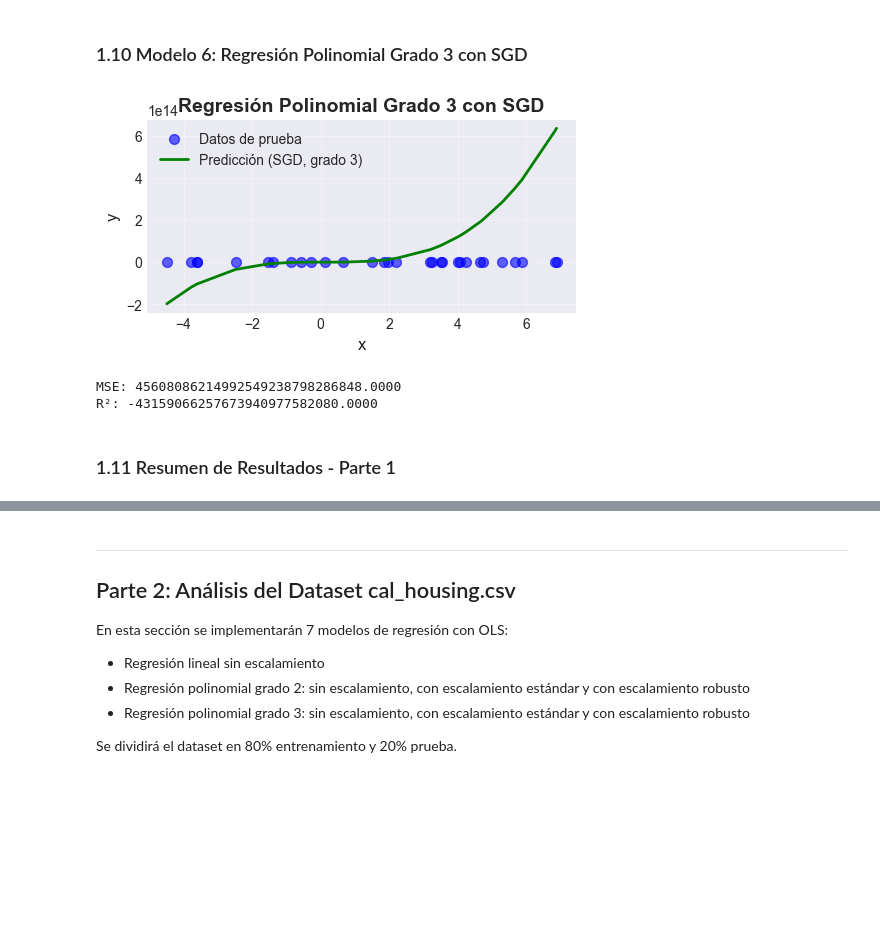
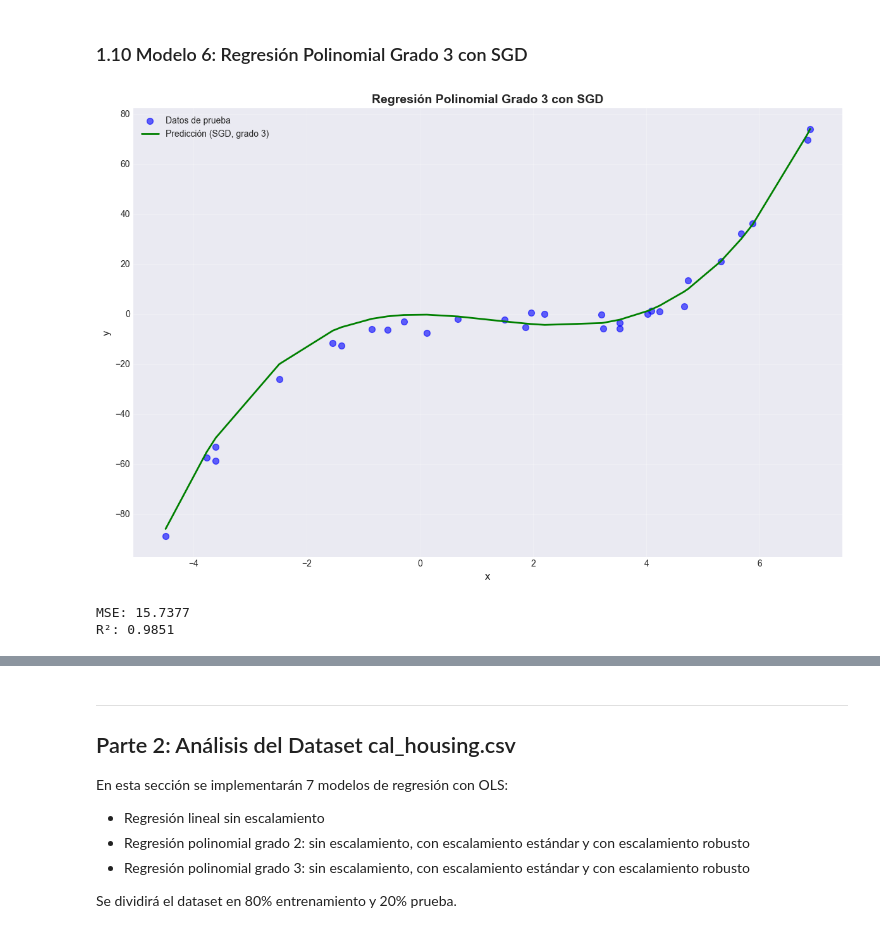
Before and after one commit to Pinedah/ESCOM_machine-learning, a Jupyter notebook: parcial2/regresionPolinomial/regresionPolinomial.ipynb, the cells around one changed output, grey strips where cells are left out. Cells and saved outputs as stored; diff of their text form; code cells hidden in the pictures; blank space fills up the shorter version.

```diff
--- a/parcial2/regresionPolinomial/regresionPolinomial.ipynb
+++ b/parcial2/regresionPolinomial/regresionPolinomial.ipynb
@@ -89,7 +89,7 @@ División completada:
 # %%
 # Parámetros para SGD (valores por defecto)
 max_iter = 10000
-alpha = 0.01
+alpha = 0.0000001
 
 print(f"  Parámetros configurados para SGD:")
 print(f"  Iteraciones: {max_iter}")
@@ -253,8 +257,8 @@ AttributeError: module 'numpy' has no attribute 'matrix'
 ### 1.8 Modelo 4: Regresión Lineal con SGD
 # %%
 # Crear y entrenar el modelo de regresión lineal con SGD
-modelo_lineal_sgd = SGDRegressor(max_iter=max_iter, alpha=alpha, random_state=0,
-                                 tol=1e-3, learning_rate='constant', eta0=0.01)
+modelo_lineal_sgd = SGDRegressor(max_iter=max_iter, random_state=0,
+                                 learning_rate='constant', eta0=alpha)
 modelo_lineal_sgd.fit(X_train, y_train)
 
 # Realizar predicciones
@@ -274,7 +278,7 @@ resultados_parte1.append({
 })
 
 # Visualización
-plt.figure(figsize=(5, 3))
+plt.figure(figsize=(12, 8))
 plt.scatter(X_test, y_test, color='blue', alpha=0.6, label='Datos de prueba', s=50)
 
 # Ordenar datos para la curva de predicción
@@ -305,8 +309,8 @@ X_train_poly2_sgd = poly2.transform(X_train)
 X_test_poly2_sgd = poly2.transform(X_test)
 
 # Crear y entrenar el modelo con SGD
-modelo_poly2_sgd = SGDRegressor(max_iter=max_iter, alpha=alpha, random_state=0,
-                                tol=1e-3, learning_rate='constant', eta0=0.01)
+modelo_poly2_sgd = SGDRegressor(max_iter=max_iter, random_state=0,
+                                 learning_rate='constant', eta0=alpha)
 modelo_poly2_sgd.fit(X_train_poly2_sgd, y_train)
 
 # Realizar predicciones
@@ -326,7 +330,7 @@ resultados_parte1.append({
 })
 
 # Visualización (ordenar datos para curva suave)
-plt.figure(figsize=(5, 3))
+plt.figure(figsize=(12, 8))
 plt.scatter(X_test, y_test, color='blue', alpha=0.6, label='Datos de prueba', s=50)
 
 # Ordenar datos para la curva de predicción
@@ -358,8 +362,8 @@ X_train_poly3_sgd = poly3.transform(X_train)
 X_test_poly3_sgd = poly3.transform(X_test)
 
 # Crear y entrenar el modelo con SGD
-modelo_poly3_sgd = SGDRegressor(max_iter=max_iter, alpha=alpha, random_state=0,
-                                tol=1e-3, learning_rate='constant', eta0=0.01)
+modelo_poly3_sgd = SGDRegressor(max_iter=max_iter, random_state=0,
+                                 learning_rate='constant', eta0=alpha)
 modelo_poly3_sgd.fit(X_train_poly3_sgd, y_train)
 
 # Realizar predicciones
@@ -371,36 +375,34 @@ r2_poly3_sgd = r2_score(y_test, y_pred_poly3_sgd)
 
 # Guardar resultados
 resultados_parte1.append({
     'Modelo': 'Regresión Polinomial',
     'Método': 'SGD',
     'Grado': 3,
     'MSE': mse_poly3_sgd,
     'R²': r2_poly3_sgd
 })
 
 # Visualización (ordenar datos para curva suave)
-plt.figure(figsize=(5, 3))
+plt.figure(figsize=(12, 8))
 plt.scatter(X_test, y_test, color='blue', alpha=0.6, label='Datos de prueba', s=50)
 
 # Ordenar datos para la curva de predicción
 sorted_indices = np.argsort(X_test.values.flatten())
 X_test_sorted = X_test.values.flatten()[sorted_indices]
 y_pred_sorted = y_pred_poly3_sgd[sorted_indices]
 
 plt.plot(X_test_sorted, y_pred_sorted, color='green', linewidth=2, label='Predicción (SGD, grado 3)')
 plt.xlabel('x', fontsize=12)
 plt.ylabel('y', fontsize=12)
 plt.title('Regresión Polinomial Grado 3 con SGD', fontsize=14, fontweight='bold')
 plt.legend(fontsize=10)
 plt.grid(True, alpha=0.3)
 plt.tight_layout()
 plt.show()
 
 print(f"MSE: {mse_poly3_sgd:.4f}")
 print(f"R²: {r2_poly3_sgd:.4f}")
 # %% [output]
-[figure, old version]
+[figure, new version]
-MSE: 45608086214992549238798286848.0000
-R²: -43159066257673940977582080.0000
+MSE: 15.7377
+R²: 0.9851
-# %% [markdown]
-### 1.11 Resumen de Resultados - Parte 1
```
Also changed, not shown: parts of 11 cells of this notebook.
